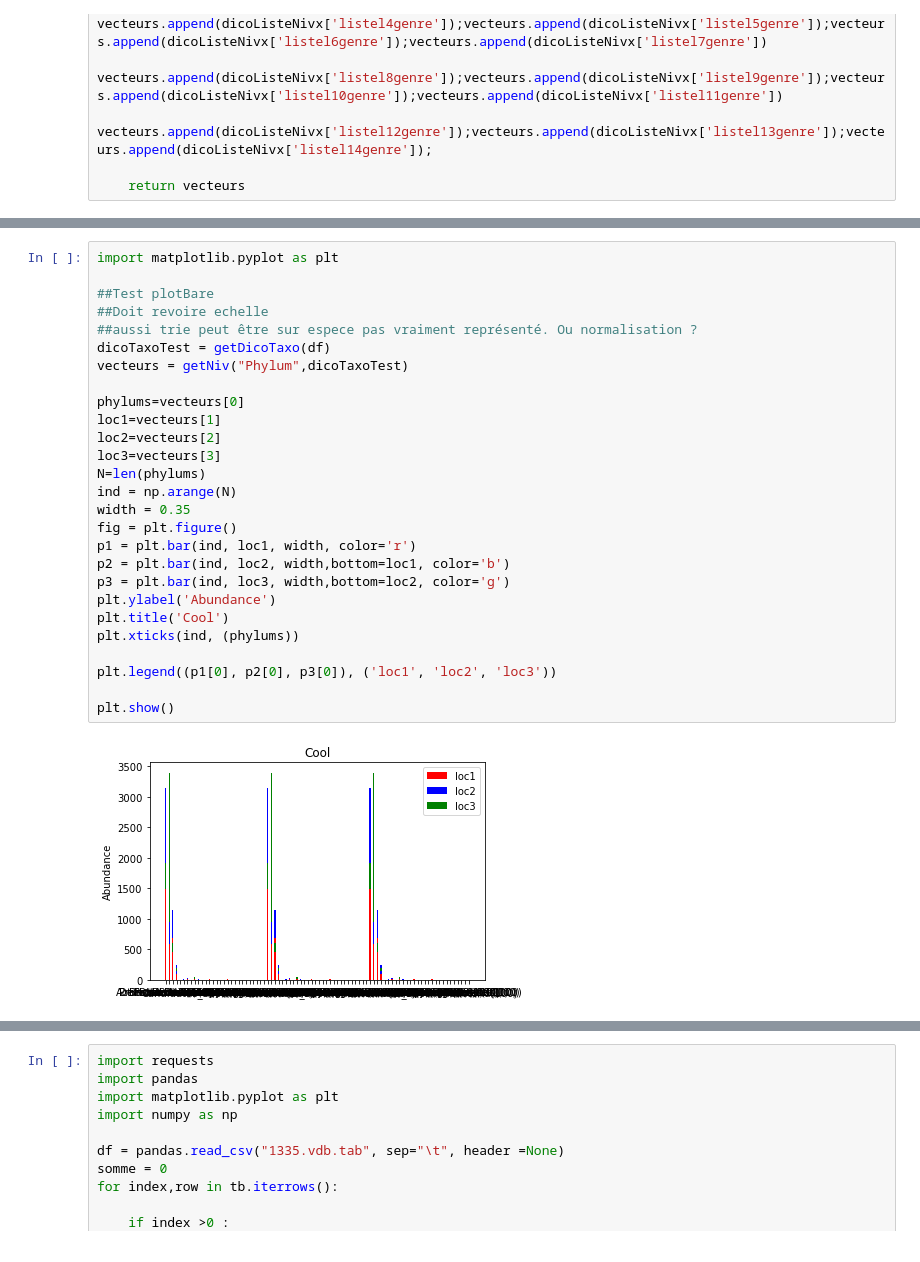
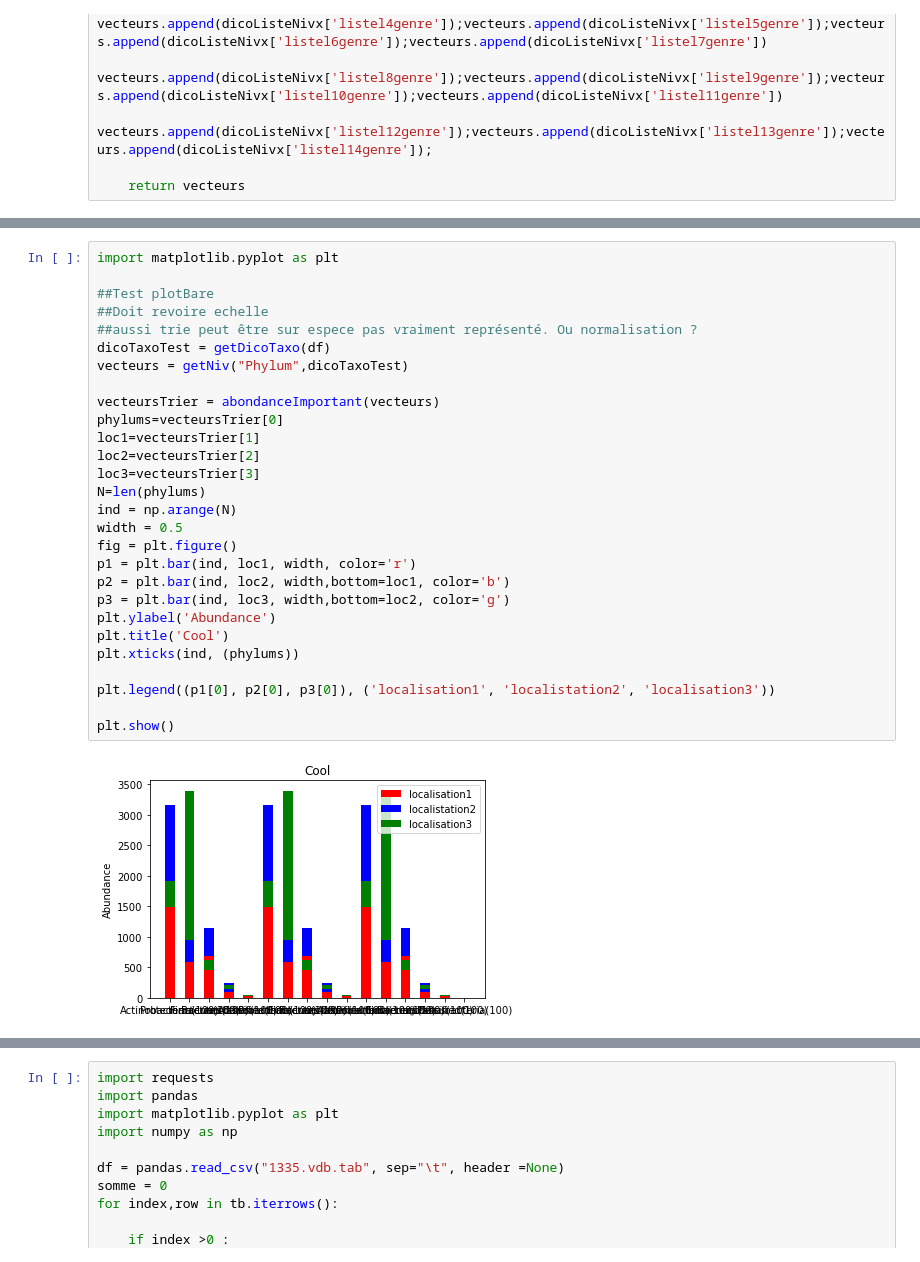
Before and after one commit to mmartelat/vdb_joha_marie, a Jupyter notebook: projetVdb.ipynb, the cells around one changed output, grey strips where cells are left out. Saved outputs shown, nothing was run; the diff lists cells and outputs as text.

```diff
--- a/projetVdb.ipynb
+++ b/projetVdb.ipynb
@@ -243,29 +297,30 @@ def getNiv(niveau,dicoTaxo):
 # %%
 import matplotlib.pyplot as plt
 
 ##Test plotBare
 ##Doit revoire echelle
 ##aussi trie peut être sur espece pas vraiment représenté. Ou normalisation ?
 dicoTaxoTest = getDicoTaxo(df)
 vecteurs = getNiv("Phylum",dicoTaxoTest)
 
-phylums=vecteurs[0]
-loc1=vecteurs[1]
-loc2=vecteurs[2]
-loc3=vecteurs[3]
+vecteursTrier = abondanceImportant(vecteurs)
+phylums=vecteursTrier[0]
+loc1=vecteursTrier[1]
+loc2=vecteursTrier[2]
+loc3=vecteursTrier[3]
 N=len(phylums)
 ind = np.arange(N)
-width = 0.35
+width = 0.5
 fig = plt.figure()
 p1 = plt.bar(ind, loc1, width, color='r')
 p2 = plt.bar(ind, loc2, width,bottom=loc1, color='b')
 p3 = plt.bar(ind, loc3, width,bottom=loc2, color='g')
 plt.ylabel('Abundance')
 plt.title('Cool')
 plt.xticks(ind, (phylums))
 
-plt.legend((p1[0], p2[0], p3[0]), ('loc1', 'loc2', 'loc3'))
+plt.legend((p1[0], p2[0], p3[0]), ('localisation1', 'localistation2', 'localisation3'))
 
 plt.show()
 # %% [output]
-[figure, old version]
+[figure, new version]
```
Also changed, not shown: parts of 3 cells of this notebook.
